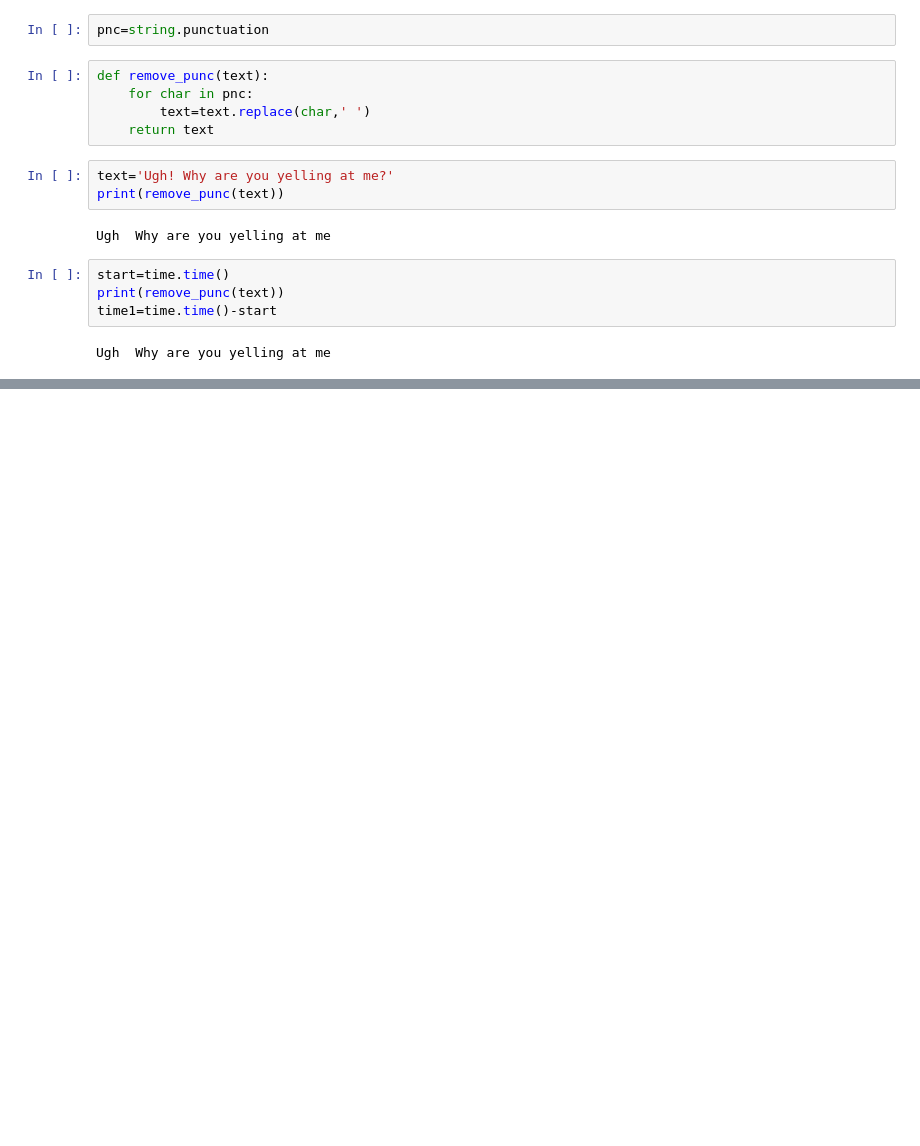
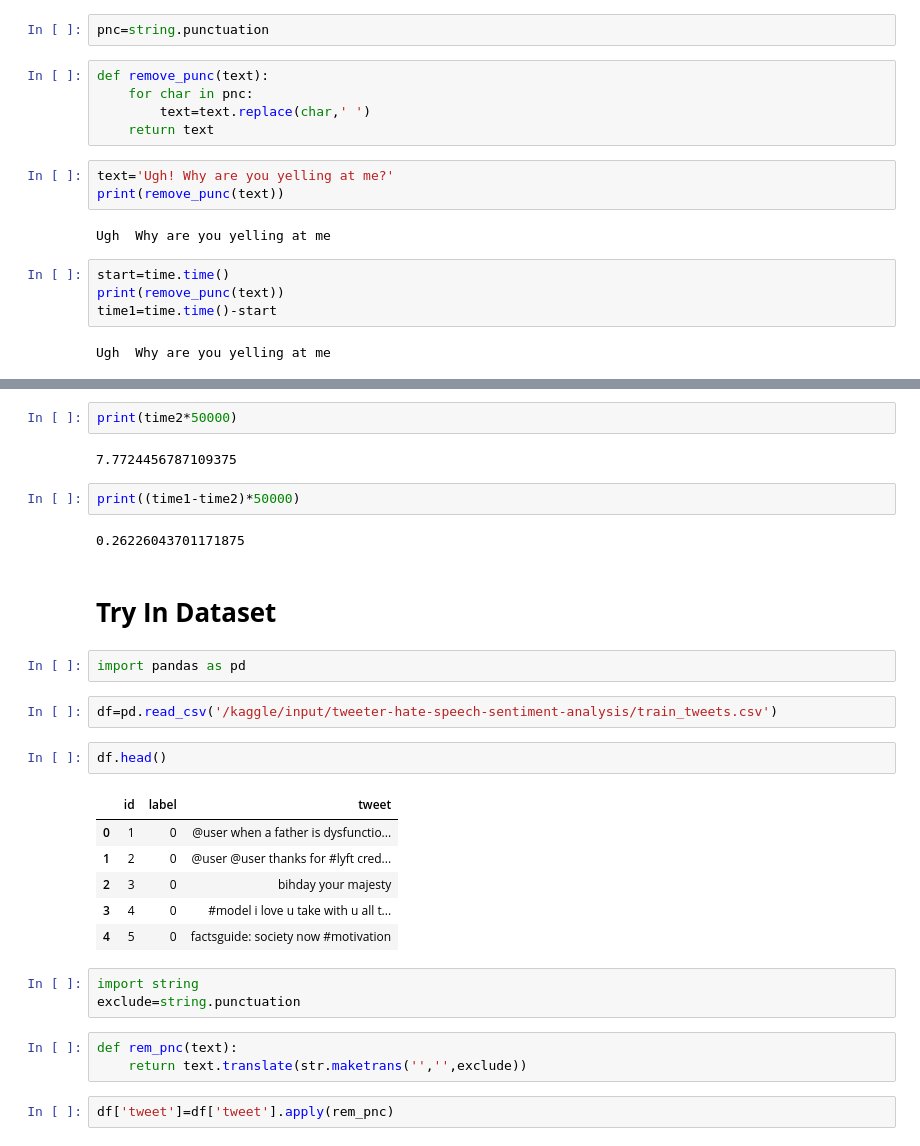
Before and after one commit to DevP-ai/Representation-Learning, a Jupyter notebook: text-preprocessing.ipynb, the cells around one changed output, grey strips where cells are left out. Saved outputs shown, nothing was run; the diff lists cells and outputs as text; blank space fills up the shorter version.

Commit message:
Kaggle Notebook | Text_Preprocessing | Version 3

```diff
--- a/text-preprocessing.ipynb
+++ b/text-preprocessing.ipynb
@@ -153,0 +166,31 @@ print(time1)
+# %%
+print(time2*50000)
+# %% [output]
+7.7724456787109375
+# %%
+print((time1-time2)*50000)
+# %% [output]
+0.26226043701171875
+# %% [markdown]
+# **Try In Dataset**
+# %%
+import pandas as pd
+# %%
+df=pd.read_csv('/kaggle/input/tweeter-hate-speech-sentiment-analysis/train_tweets.csv')
+# %%
+df.head()
+# %% [output]
+|  | id | label | tweet |
+| 0 | 1 | 0 | @user when a father is dysfunctio... |
+| 1 | 2 | 0 | @user @user thanks for #lyft cred... |
+| 2 | 3 | 0 | bihday your majesty |
+| 3 | 4 | 0 | #model i love u take with u all t... |
+| 4 | 5 | 0 | factsguide: society now #motivation |
+# %%
+import string
+exclude=string.punctuation
+# %%
+def rem_pnc(text):
+    return text.translate(str.maketrans('','',exclude))
+# %%
+df['tweet']=df['tweet'].apply(rem_pnc)
```
Also changed, not shown: parts of 5 cells of this notebook.
